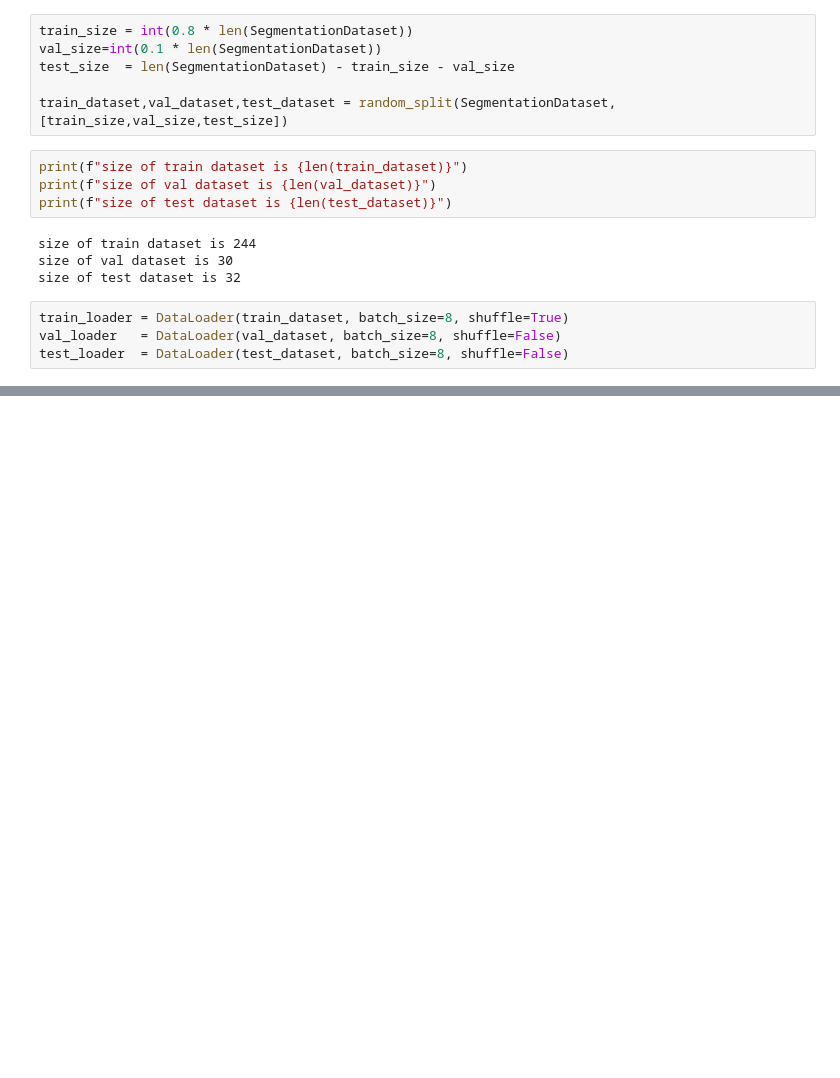
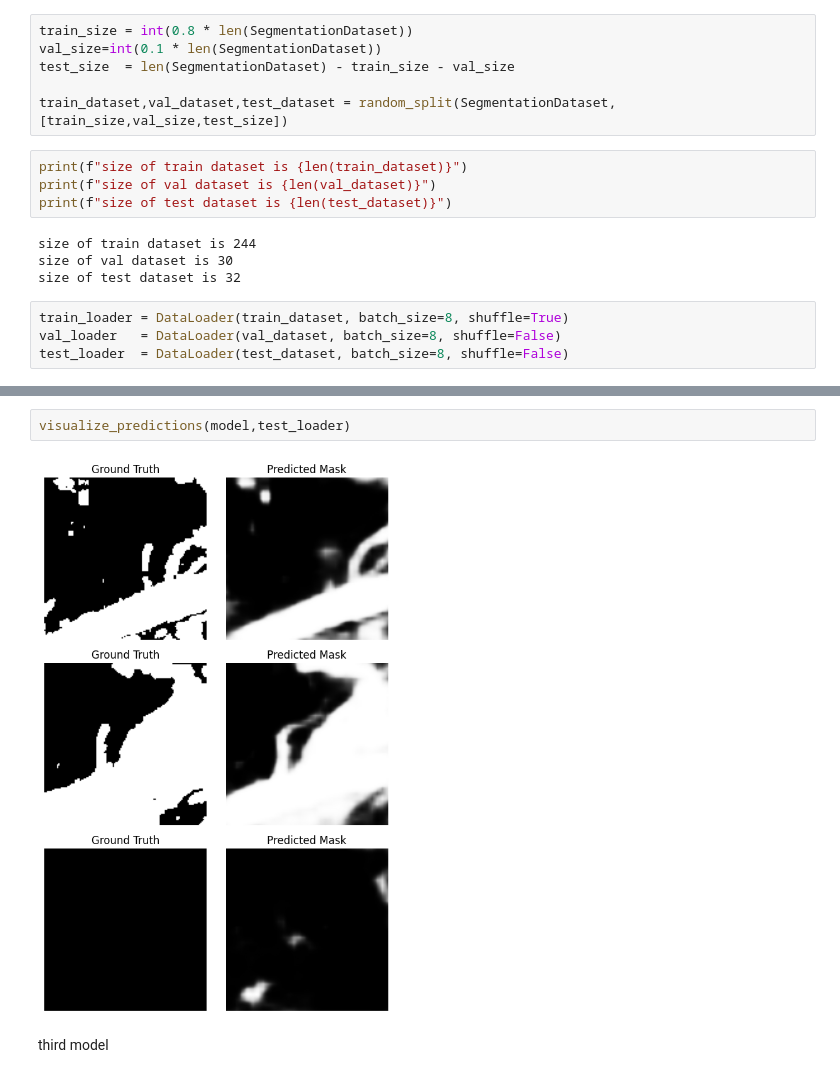
Before and after one commit to abdelrahman-7474/Water-Segmentation, a Jupyter notebook: Water_Segmentation_pytorch.ipynb, the cells around one changed output, grey strips where cells are left out. Saved outputs shown, nothing was run; the diff lists cells and outputs as text; blank space fills up the shorter version.

```diff
--- a/Water_Segmentation_pytorch.ipynb
+++ b/Water_Segmentation_pytorch.ipynb
@@ -277,0 +393,6 @@ KeyboardInterrupt:
+# %%
+visualize_predictions(model,test_loader)
+# %% [output]
+[figure, added]
+# %% [markdown]
+third model
```
Also changed, not shown: parts of 33 cells of this notebook.
